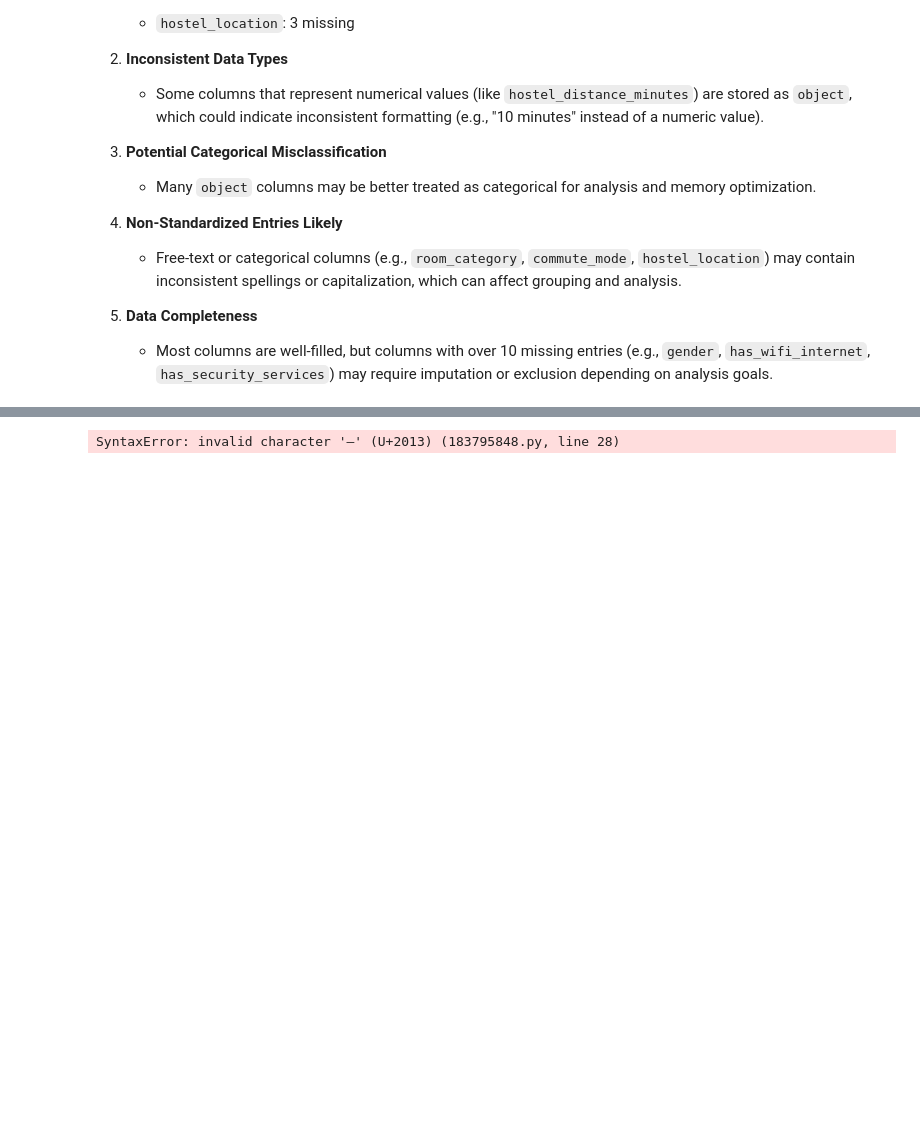
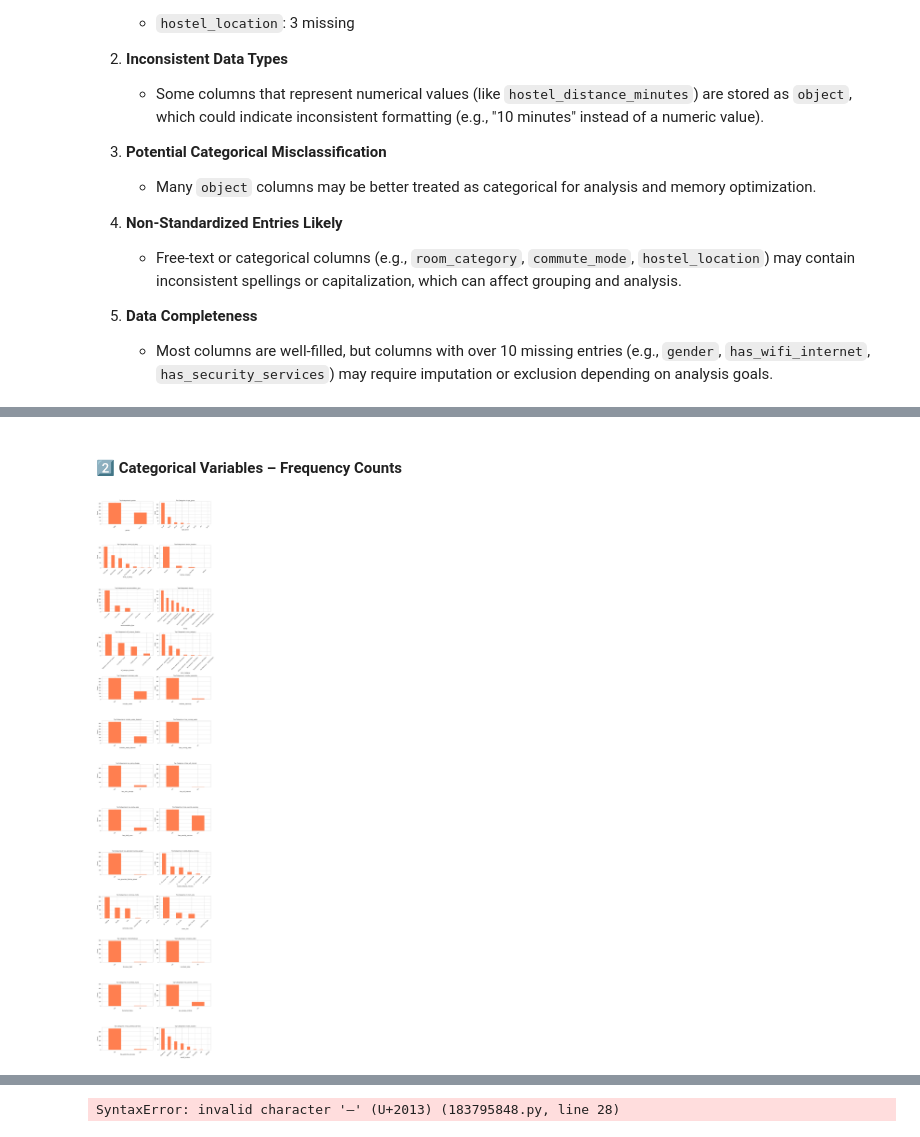
Before and after one commit to parockson/hostel-prices, a Jupyter notebook: modelling/notebook.ipynb, the cells around one changed output, grey strips where cells are left out. Saved outputs shown, nothing was run; the diff lists cells and outputs as text; code cells hidden in the pictures; blank space fills up the shorter version.

```diff
--- a/modelling/notebook.ipynb
+++ b/modelling/notebook.ipynb
@@ -103,0 +145,10 @@ memory usage: 117.8+ KB
+# %%
+# Get columns by type
+categorical_cols = df.select_dtypes(include='object').columns.tolist()
+numerical_cols = df.select_dtypes(include=['int64', 'float64']).columns.tolist()
+
+print("Categorical Columns:")
+print(categorical_cols)
+
+print("\nNumerical Columns:")
+print(numerical_cols)
@@ -103,0 +161,5 @@ memory usage: 117.8+ KB
+# %%
+# View unique values in each categorical column
+for col in categorical_cols:
+    print(f"\nColumn: {col}")
+    print(df[col].value_counts(dropna=False))
@@ -103,0 +356,32 @@ memory usage: 117.8+ KB
+# %% [markdown]
+#### **2️⃣ Categorical Variables – Frequency Counts**
+# %%
+
+
+# Select categorical columns
+categorical_cols = df.select_dtypes(include='object').columns
+num_plots = len(categorical_cols)
+
+# Define number of columns and rows for the subplot grid
+cols = 2
+rows = math.ceil(num_plots / cols)
+
+# Create subplots
+fig, axes = plt.subplots(rows, cols, figsize=(14, 5 * rows))
+axes = axes.flatten()  # Flatten in case it's a 2D array
+
+# Plot each bar chart
+for i, col in enumerate(categorical_cols):
+    df[col].value_counts().head(10).plot(kind='bar', color='coral', ax=axes[i])
+    axes[i].set_title(f"Top Categories in {col}")
+    axes[i].set_ylabel("Count")
+    axes[i].tick_params(axis='x', rotation=45)
+
+# Hide any unused subplot axes
+for j in range(i + 1, len(axes)):
+    fig.delaxes(axes[j])
+
+plt.tight_layout()
+plt.show()
+# %% [output]
+[figure, added]
```
Also changed, not shown: parts of 16 cells of this notebook.
